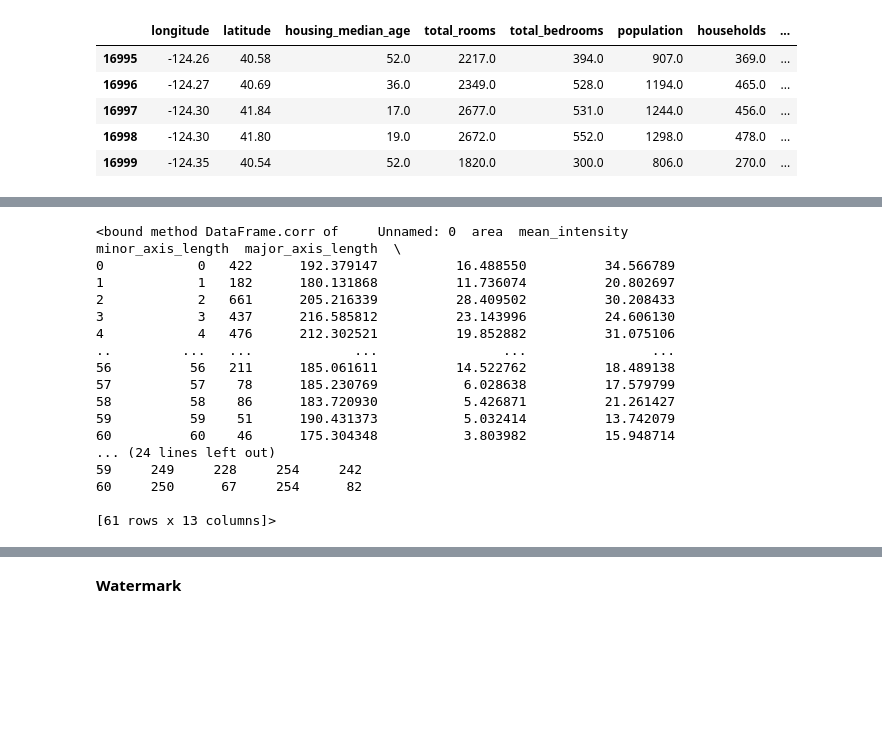
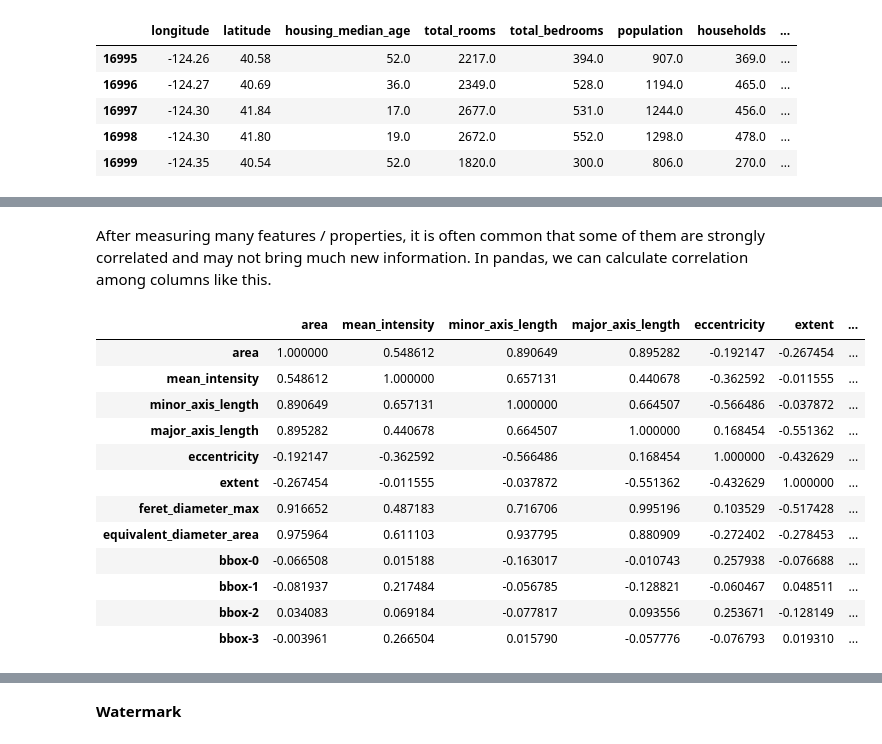
Before and after one commit to BiAPoL/PoL-BioImage-Analysis-TS-Early-Career-Track, a Jupyter notebook: docs/day2d_pandas_statistics/03_Pandas_EDA.ipynb, the cells around one changed output, grey strips where cells are left out. Saved outputs shown, nothing was run; the diff lists cells and outputs as text; code cells hidden in the pictures; blank space fills up the shorter version.

```diff
--- a/docs/day2d_pandas_statistics/03_Pandas_EDA.ipynb
+++ b/docs/day2d_pandas_statistics/03_Pandas_EDA.ipynb
@@ -164,21 +95,19 @@ df_shape.head()
+# %% [markdown]
+After measuring many features / properties, it is often common that some of them are strongly correlated and may not bring much new information. In pandas, we can calculate correlation among columns like this.
 # %%
-df_shape.corr
+blobs_statistics.corr()
 # %% [output]
-<bound method DataFrame.corr of     Unnamed: 0  area  mean_intensity  minor_axis_length  major_axis_length  \
-0            0   422      192.379147          16.488550          34.566789
-1            1   182      180.131868          11.736074          20.802697
-2            2   661      205.216339          28.409502          30.208433
-3            3   437      216.585812          23.143996          24.606130
-4            4   476      212.302521          19.852882          31.075106
-..         ...   ...             ...                ...                ...
-56          56   211      185.061611          14.522762          18.489138
-57          57    78      185.230769           6.028638          17.579799
-58          58    86      183.720930           5.426871          21.261427
-59          59    51      190.431373           5.032414          13.742079
-60          60    46      175.304348           3.803982          15.948714
-... (24 lines left out)
-59     249     228     254     242
-60     250      67     254      82
-
-[61 rows x 13 columns]>
+|  | area | mean_intensity | minor_axis_length | major_axis_length | eccentricity | extent | ... |
+| area | 1.000000 | 0.548612 | 0.890649 | 0.895282 | -0.192147 | -0.267454 | ... |
+| mean_intensity | 0.548612 | 1.000000 | 0.657131 | 0.440678 | -0.362592 | -0.011555 | ... |
+| minor_axis_length | 0.890649 | 0.657131 | 1.000000 | 0.664507 | -0.566486 | -0.037872 | ... |
+| major_axis_length | 0.895282 | 0.440678 | 0.664507 | 1.000000 | 0.168454 | -0.551362 | ... |
+| eccentricity | -0.192147 | -0.362592 | -0.566486 | 0.168454 | 1.000000 | -0.432629 | ... |
+| extent | -0.267454 | -0.011555 | -0.037872 | -0.551362 | -0.432629 | 1.000000 | ... |
+| feret_diameter_max | 0.916652 | 0.487183 | 0.716706 | 0.995196 | 0.103529 | -0.517428 | ... |
+| equivalent_diameter_area | 0.975964 | 0.611103 | 0.937795 | 0.880909 | -0.272402 | -0.278453 | ... |
+| bbox-0 | -0.066508 | 0.015188 | -0.163017 | -0.010743 | 0.257938 | -0.076688 | ... |
+| bbox-1 | -0.081937 | 0.217484 | -0.056785 | -0.128821 | -0.060467 | 0.048511 | ... |
+| bbox-2 | 0.034083 | 0.069184 | -0.077817 | 0.093556 | 0.253671 | -0.128149 | ... |
+| bbox-3 | -0.003961 | 0.266504 | 0.015790 | -0.057776 | -0.076793 | 0.019310 | ... |
 # %% [markdown]
```
Also changed, not shown: parts of 29 cells of this notebook, 3 other files.
